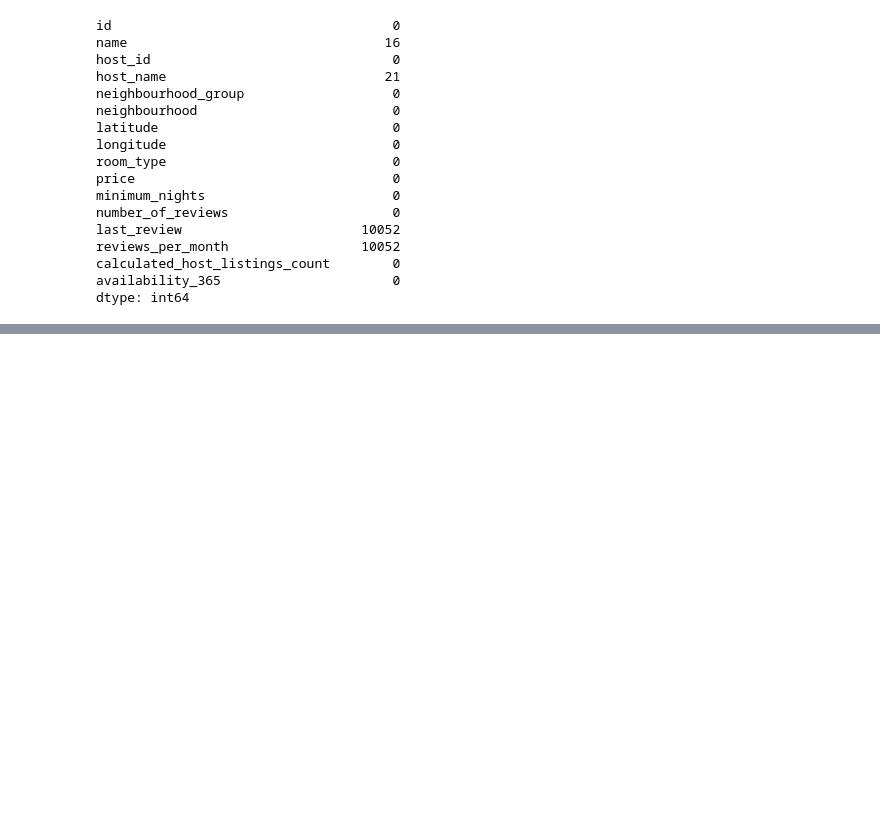
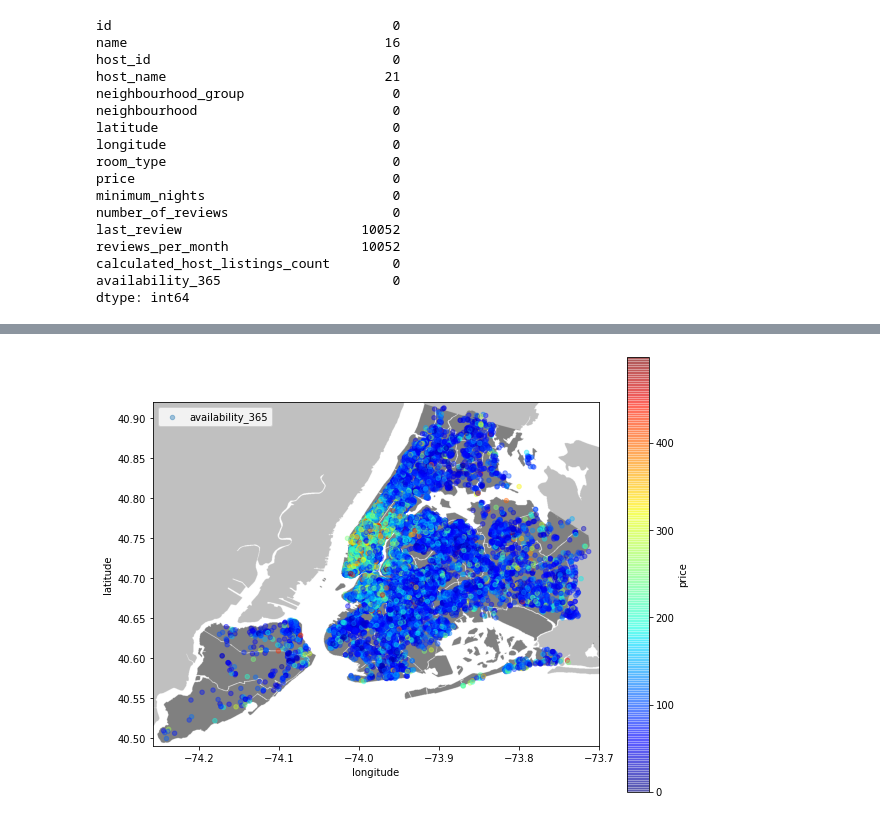
Before and after one commit to greyfertich/Airbnb-NYC-Housing-Model, a Jupyter notebook: Airbnb_NYC_Housing_Prediction.ipynb, the cells around one changed output, grey strips where cells are left out. Saved outputs shown, nothing was run; the diff lists cells and outputs as text; code cells hidden in the pictures; blank space fills up the shorter version.

```diff
--- a/Airbnb_NYC_Housing_Prediction.ipynb
+++ b/Airbnb_NYC_Housing_Prediction.ipynb
@@ -96,0 +220,17 @@ airbnb.fillna({'reviews_per_month':0}, inplace=True)
+# %%
+import urllib
+#initializing the figure size
+plt.figure(figsize=(10,8))
+#loading the png NYC image found on Google and saving to my local folder along with the project
+i=urllib.request.urlopen('https://upload.wikimedia.org/wikipedia/commons/e/ec/Neighbourhoods_New_York_City_Map.PNG')
+nyc_img=plt.imread(i)
+#scaling the image based on the latitude and longitude max and mins for proper output
+plt.imshow(nyc_img,zorder=0,extent=[-74.258, -73.7, 40.49,40.92])
+ax=plt.gca()
+#using scatterplot again
+sub_6.plot(kind='scatter', x='longitude', y='latitude', label='availability_365', c='price', ax=ax,
+           cmap=plt.get_cmap('jet'), colorbar=True, alpha=0.4, zorder=5)
+plt.legend()
+plt.show()
+# %% [output]
+[figure, added]
```
Also changed, not shown: parts of 17 cells of this notebook.
